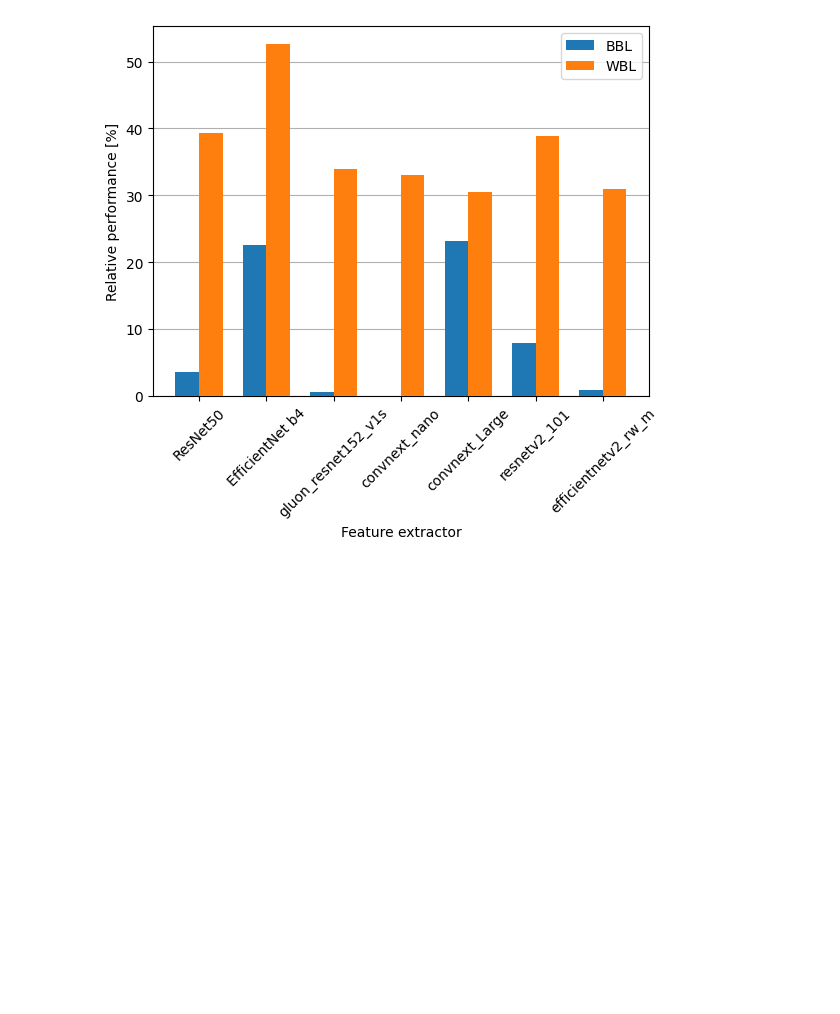
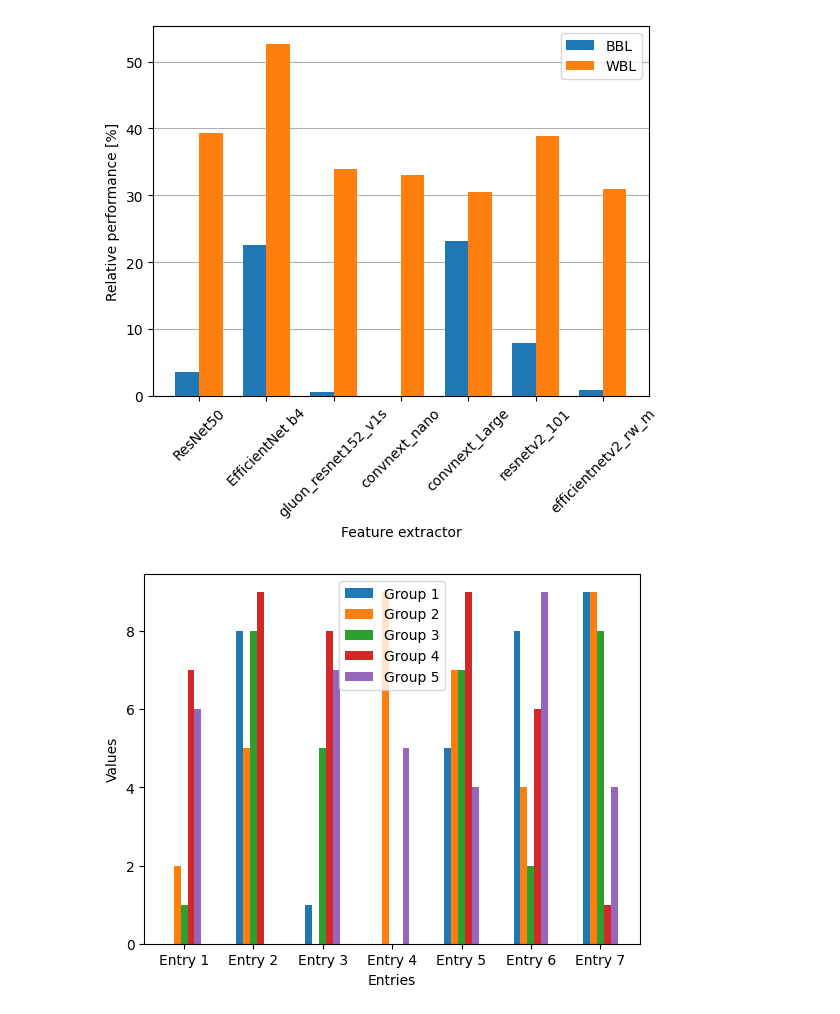
Before and after one commit to svenbbsp/BEP_sbierenbroodspot_1334859, a Jupyter notebook: Technical_research/plotting.ipynb, the cells around one changed output. Saved outputs shown, nothing was run; the diff lists cells and outputs as text; code cells hidden in the pictures; blank space fills up the shorter version.

```diff
--- a/Technical_research/plotting.ipynb
+++ b/Technical_research/plotting.ipynb
@@ -221,3 +221,34 @@ ax.legend()
 plt.show()
 # %% [output]
 [figure]
+# %%
+import matplotlib.pyplot as plt
+import numpy as np
+
+# create some sample data
+data = np.random.randint(0, 10, size=(5, 7))
+
+# set up the figure and axes
+fig, ax = plt.subplots()
+
+# set the width of each bar
+width = 0.1
+
+# create a bar for each group
+for i in range(5):
+    # calculate the x position of the bars
+    x = np.arange(7) + i * width
+    # create the bars
+    ax.bar(x, data[i], width=width, label=f'Group {i+1}')
+
+# add labels and legend
+ax.set_xlabel('Entries')
+ax.set_ylabel('Values')
+ax.set_xticks(np.arange(7) + width * 2)
+ax.set_xticklabels([f'Entry {i+1}' for i in range(7)])
+ax.legend()
+
+# show the plot
+plt.show()
+# %% [output]
+[figure, added]
```
Also changed, not shown: parts of 2 cells of this notebook, 5 other files.
